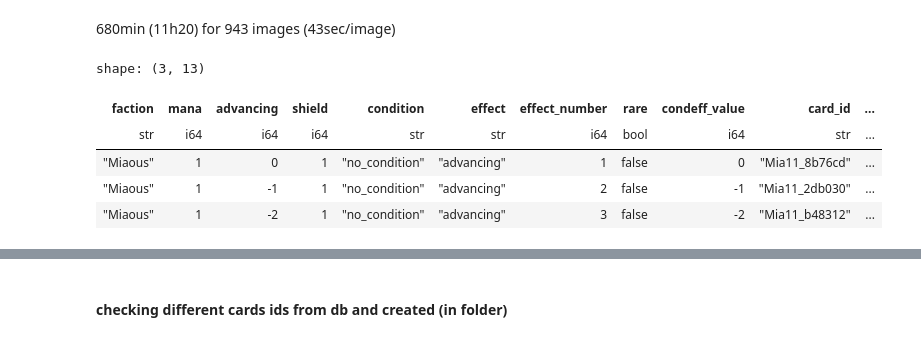
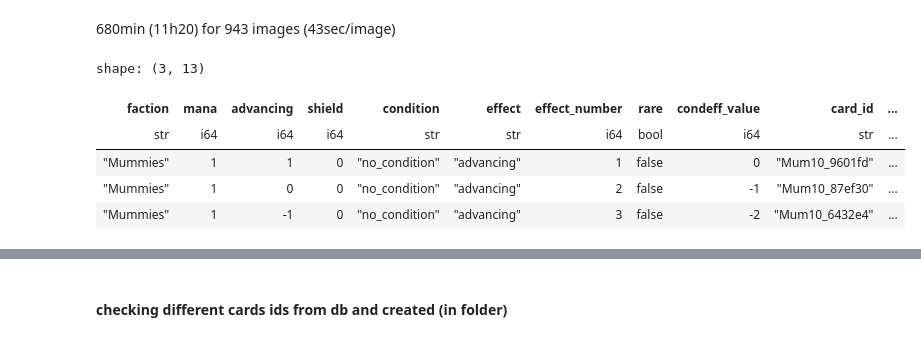
Before and after one commit to jordyBonnet/GlobeRunners_dev, a Jupyter notebook: lib/artdesign/debug/debug_art_style.ipynb, the cells around one changed output, grey strips where cells are left out. Saved outputs shown, nothing was run; the diff lists cells and outputs as text; code cells hidden in the pictures.

```diff
--- a/lib/artdesign/debug/debug_art_style.ipynb
+++ b/lib/artdesign/debug/debug_art_style.ipynb
@@ -268,18 +268,18 @@ for img, row in zip(images_list, all_rows):
 # %% [markdown]
 680min (11h20) for 943 images (43sec/image)
 # %%
-fac_name = "Miaous"  # Dwarves, Demons, Twigs, Miaous, Orcs, Mummies
+fac_name = "Mummies"  # Dwarves, Demons, Twigs, Miaous, Orcs, Mummies
 v = "0.6"
 
 CARDPOOL = pl.read_parquet(os.path.join(HOME_DIR, "lib", "cardpool", f"fac_{fac_name}_{v}.parquet"))
 CARDPOOL.head(3)
 # %% [output]
 shape: (3, 13)
 | faction | mana | advancing | shield | condition | effect | effect_number | rare | condeff_value | card_id | ... |
 | str | i64 | i64 | i64 | str | str | i64 | bool | i64 | str | ... |
-| "Miaous" | 1 | 0 | 1 | "no_condition" | "advancing" | 1 | false | 0 | "Mia11_8b76cd" | ... |
-| "Miaous" | 1 | -1 | 1 | "no_condition" | "advancing" | 2 | false | -1 | "Mia11_2db030" | ... |
-| "Miaous" | 1 | -2 | 1 | "no_condition" | "advancing" | 3 | false | -2 | "Mia11_b48312" | ... |
+| "Mummies" | 1 | 1 | 0 | "no_condition" | "advancing" | 1 | false | 0 | "Mum10_9601fd" | ... |
+| "Mummies" | 1 | 0 | 0 | "no_condition" | "advancing" | 2 | false | -1 | "Mum10_87ef30" | ... |
+| "Mummies" | 1 | -1 | 0 | "no_condition" | "advancing" | 3 | false | -2 | "Mum10_6432e4" | ... |
 # %%
 for row in CARDPOOL.with_row_index().iter_rows(named=True):
     # for debugging purposes
```
Also changed, not shown: parts of 1 cell of this notebook, 11 other files.
